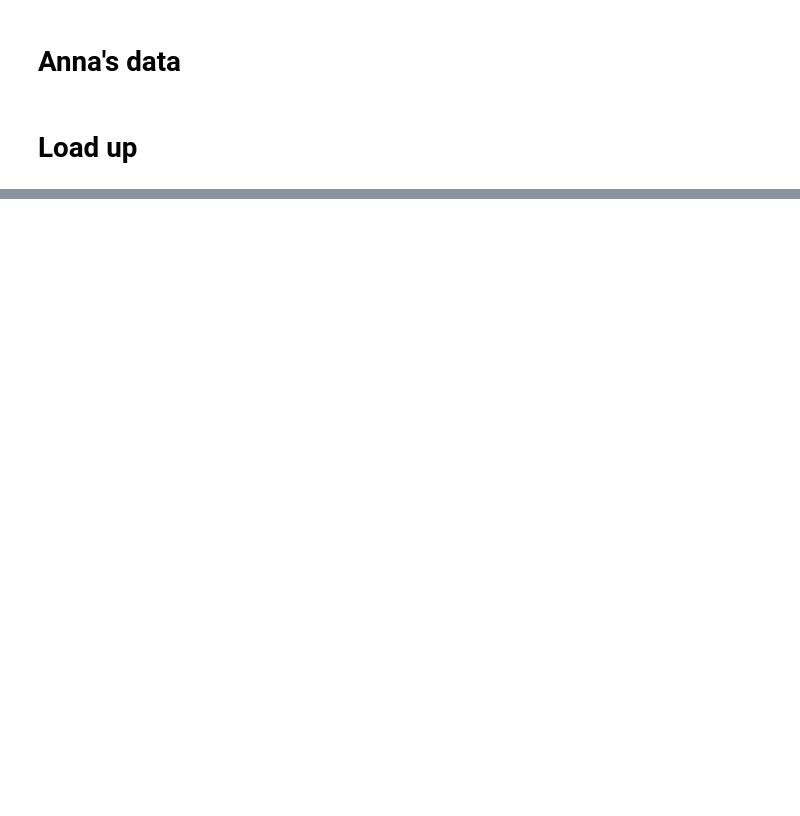
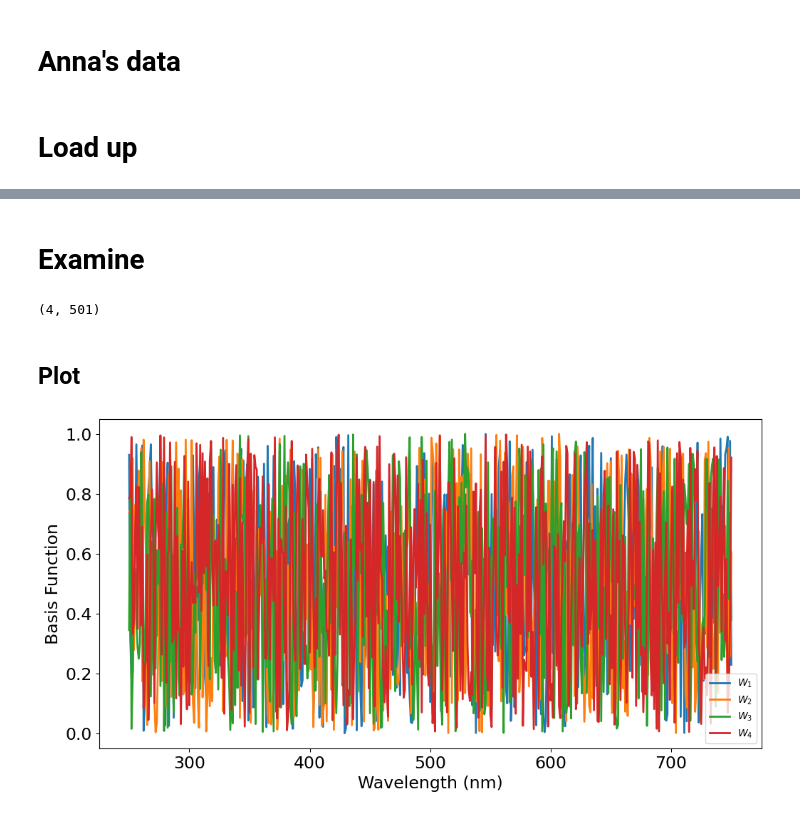
Before and after one commit to Sea-Meets-the-Stars/cnmf, a Jupyter notebook: papers/Rrs/Analysis/NOBM.ipynb, the cells around one changed output, grey strips where cells are left out. Cells and saved outputs as stored; diff of their text form; code cells hidden in the pictures; blank space fills up the shorter version.

```diff
--- a/papers/Rrs/Analysis/NOBM.ipynb
+++ b/papers/Rrs/Analysis/NOBM.ipynb
@@ -26,4 +26,4 @@ from cnmf import nmf_imaging
 # %%
 nobm_file = os.path.join(os.getenv('OS_COLOR'), 'data', 'NOBM', 'all_NOBM_OASIM_data_2020.nc')
 # %%
-nobm = xarray.load_dataset(nobm_file)
+nobm_xds = xarray.open_dataset(nobm_file, decode_times=False)
@@ -31,0 +50,3 @@ ValueError: Failed to decode variable 'months': unable to decode time units 'mon
+# %%
+wave = nobm_xds.wavelength
+wave
@@ -31,0 +98,11 @@ ValueError: Failed to decode variable 'months': unable to decode time units 'mon
+# %%
+N_NMF = 4
+outroot = 'Anna_scaledRrs'
+normalize = True
+#
+comps = nmf_imaging.NMFcomponents(
+    ref=new_spec, mask=mask, ref_err=err,
+    n_components=N_NMF,
+    path_save=outroot, oneByOne=True,
+    normalize=normalize,
+    seed=12345)
@@ -31,0 +130,29 @@ ValueError: Failed to decode variable 'months': unable to decode time units 'mon
+# %% [markdown]
+# Examine
+# %%
+M = np.load(outroot+'_comp.npy').T
+coeff = np.load(outroot+'_coef.npy').T
+# %%
+M.shape
+# %% [output]
+(4, 501)
+# %% [markdown]
+## Plot
+# %%
+fig = plt.figure(figsize=(12,6))
+ax = plt.gca()
+#
+for ii in range(N_NMF):
+    # Step plot
+    sns.lineplot(x=wave, y=M[ii],
+                 label=r'$W_'+f'{ii+1}'+'$',
+                 ax=ax, lw=2)#
+# Pretty me up
+ax.set_xlabel('Wavelength (nm)')
+ax.set_ylabel('Basis Function')
+oc_plotting.set_fontsize(ax, 17.)
+#
+plt.savefig('NMF_on_Rrs.png', dpi=300)
+plt.show()
+# %% [output]
+[figure, added]
```
Also changed, not shown: parts of 19 cells of this notebook.
